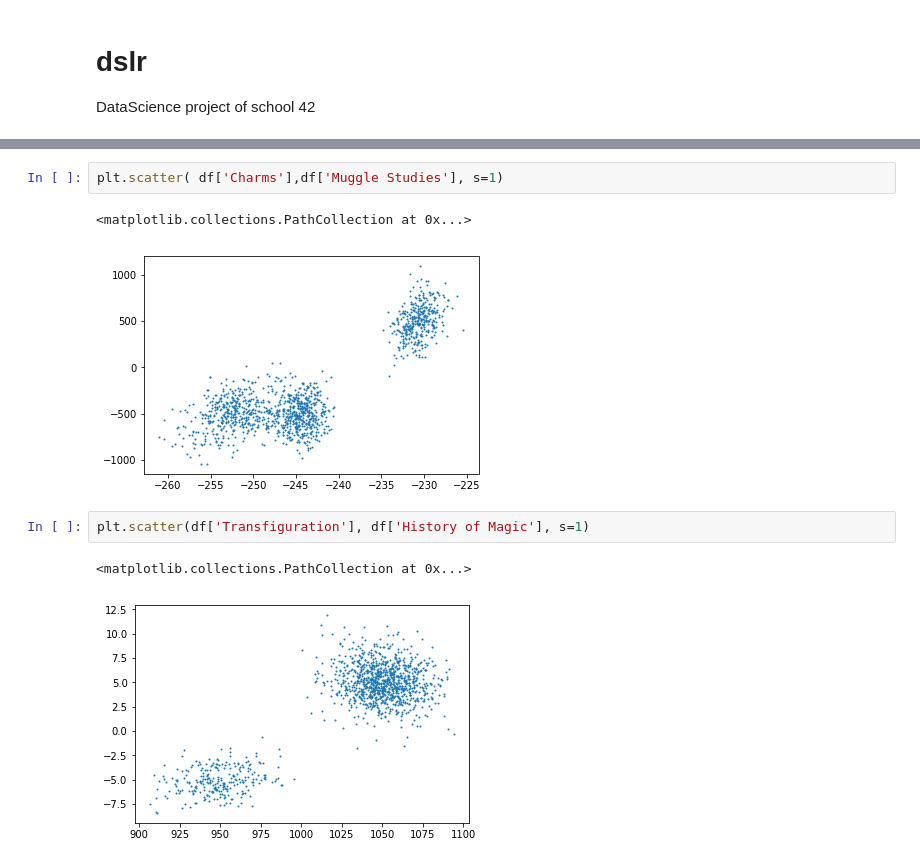
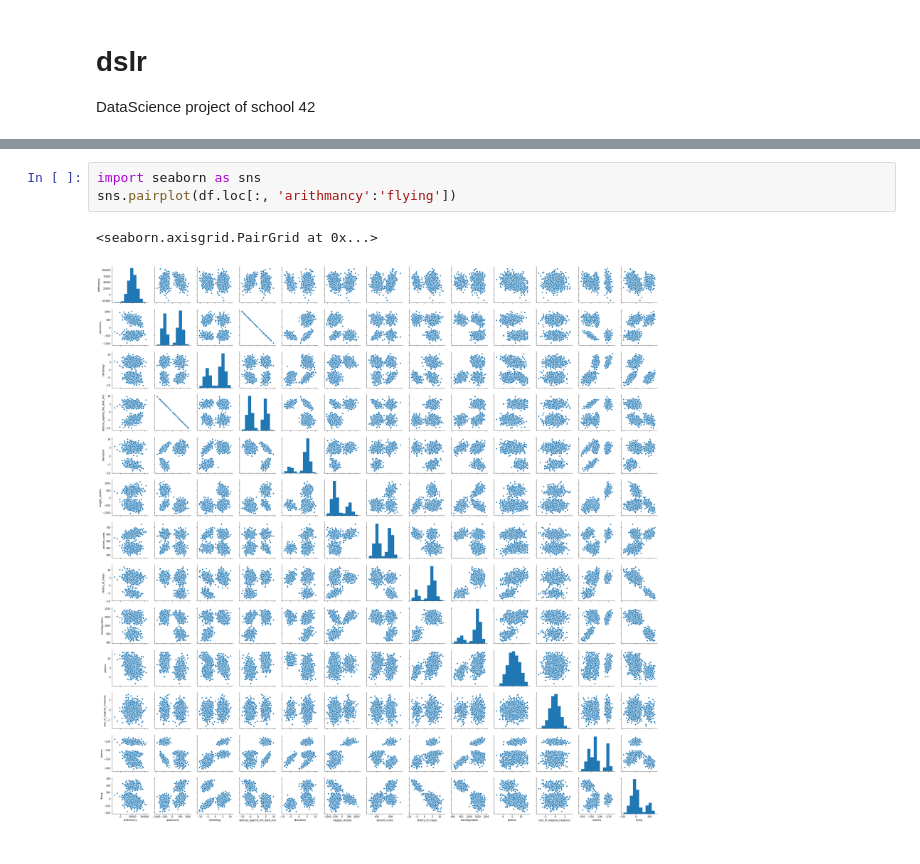
Before and after one commit to cacharle/dslr, a Jupyter notebook: dslr_notebook.ipynb, the cells around one changed output, grey strips where cells are left out. Drawn from its saved outputs; the diff is of its cells as text.

```diff
--- a/dslr_notebook.ipynb
+++ b/dslr_notebook.ipynb
@@ -96,10 +24,6 @@ dtype: float64
-# %%
-plt.scatter( df['Charms'],df['Muggle Studies'], s=1)
-# %% [output]
-<matplotlib.collections.PathCollection at 0x...>
-[figure, removed]
-# %%
-plt.scatter(df['Transfiguration'], df['History of Magic'], s=1)
-# %% [output]
-<matplotlib.collections.PathCollection at 0x...>
-[figure, removed]
+# %%
+import seaborn as sns
+sns.pairplot(df.loc[:, 'arithmancy':'flying'])
+# %% [output]
+<seaborn.axisgrid.PairGrid at 0x...>
+[figure, added]
```
Also changed, not shown: parts of 8 cells of this notebook, 5 other files.
